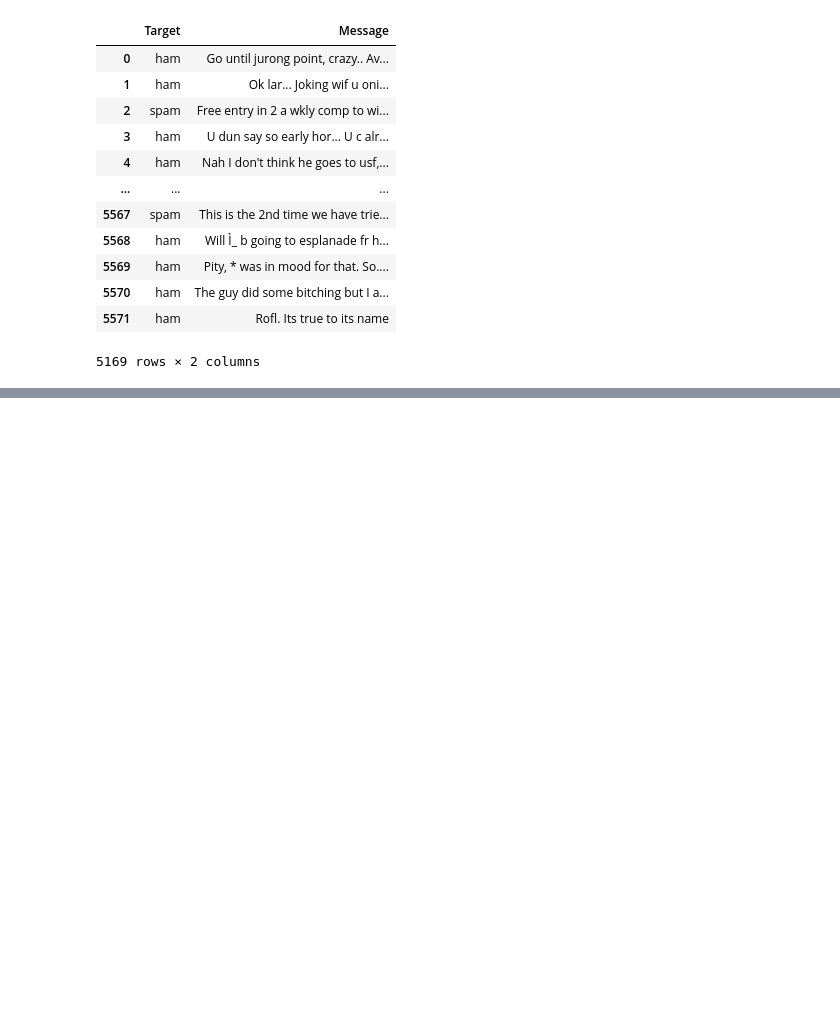
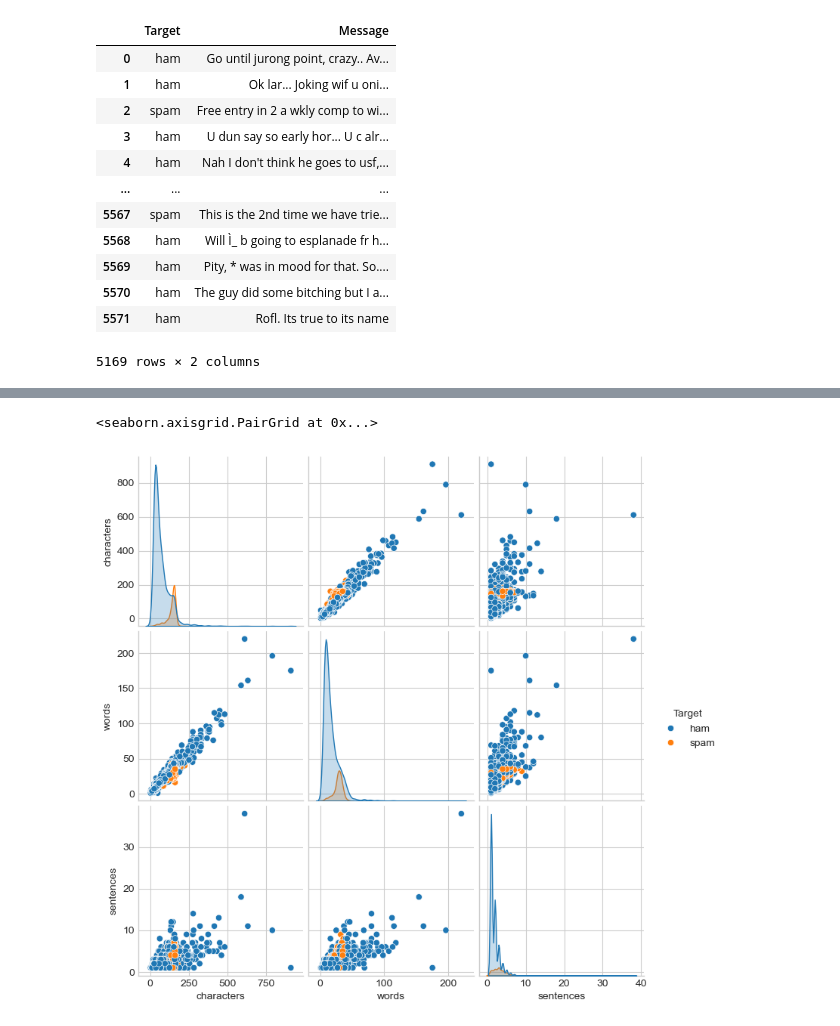
Before and after one commit to Pranavgupta123/Spam-Ham-Classification, a Jupyter notebook: Code.ipynb, the cells around one changed output, grey strips where cells are left out. Drawn from its saved outputs; the diff is of its cells as text; code cells hidden in the pictures; blank space fills up the shorter version.

```diff
--- a/Code.ipynb
+++ b/Code.ipynb
@@ -75,0 +138,5 @@ df.groupby('Target').describe()
+# %%
+sns.pairplot(df,hue='Target')
+# %% [output]
+<seaborn.axisgrid.PairGrid at 0x...>
+[figure, added]
```
Also changed, not shown: parts of 26 cells of this notebook.
